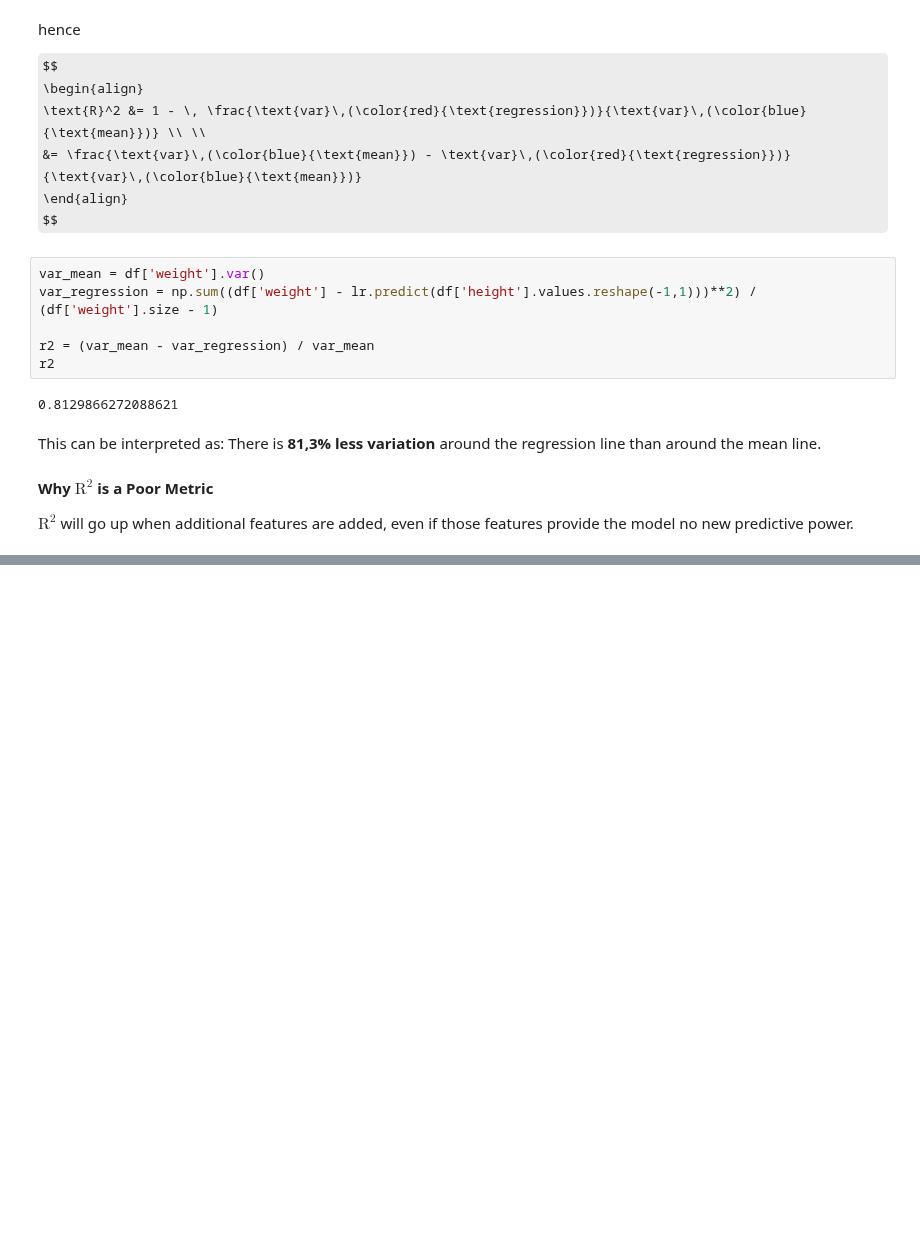
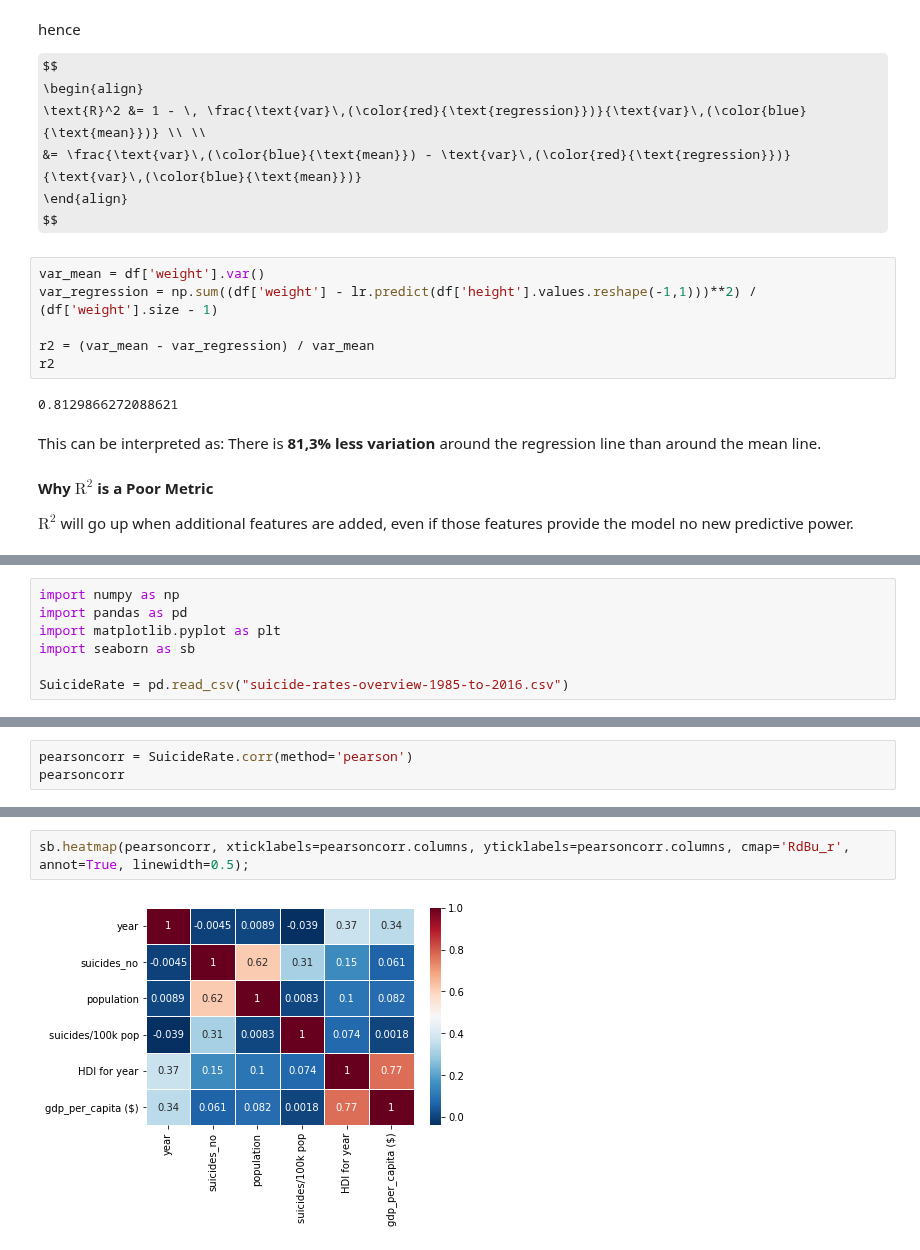
Before and after one commit to thomd/math, a Jupyter notebook: statistics.ipynb, the cells around one changed output, grey strips where cells are left out. Saved outputs shown, nothing was run; the diff lists cells and outputs as text; some formulas as TeX source; blank space fills up the shorter version.

```diff
--- a/statistics.ipynb
+++ b/statistics.ipynb
@@ -504,0 +509,7 @@ $\text{R}^2$ will go up when additional features are added, even if those featur
+# %%
+import numpy as np
+import pandas as pd
+import matplotlib.pyplot as plt
+import seaborn as sb
+
+SuicideRate = pd.read_csv("suicide-rates-overview-1985-to-2016.csv")
@@ -504,0 +525,3 @@ $\text{R}^2$ will go up when additional features are added, even if those featur
+# %%
+pearsoncorr = SuicideRate.corr(method='pearson')
+pearsoncorr
@@ -504,0 +536,4 @@ $\text{R}^2$ will go up when additional features are added, even if those featur
+# %%
+sb.heatmap(pearsoncorr, xticklabels=pearsoncorr.columns, yticklabels=pearsoncorr.columns, cmap='RdBu_r', annot=True, linewidth=0.5);
+# %% [output]
+[figure, added]
```
Also changed, not shown: parts of 3 cells of this notebook, 1 other file.
